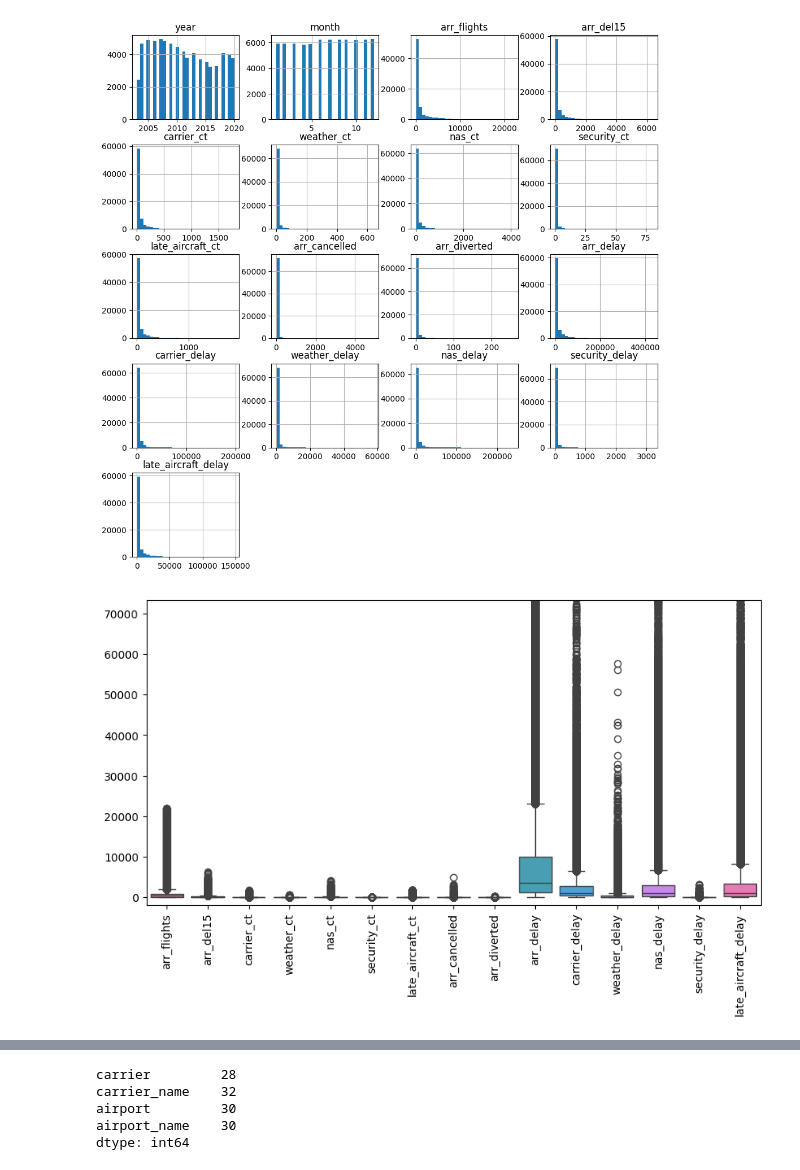
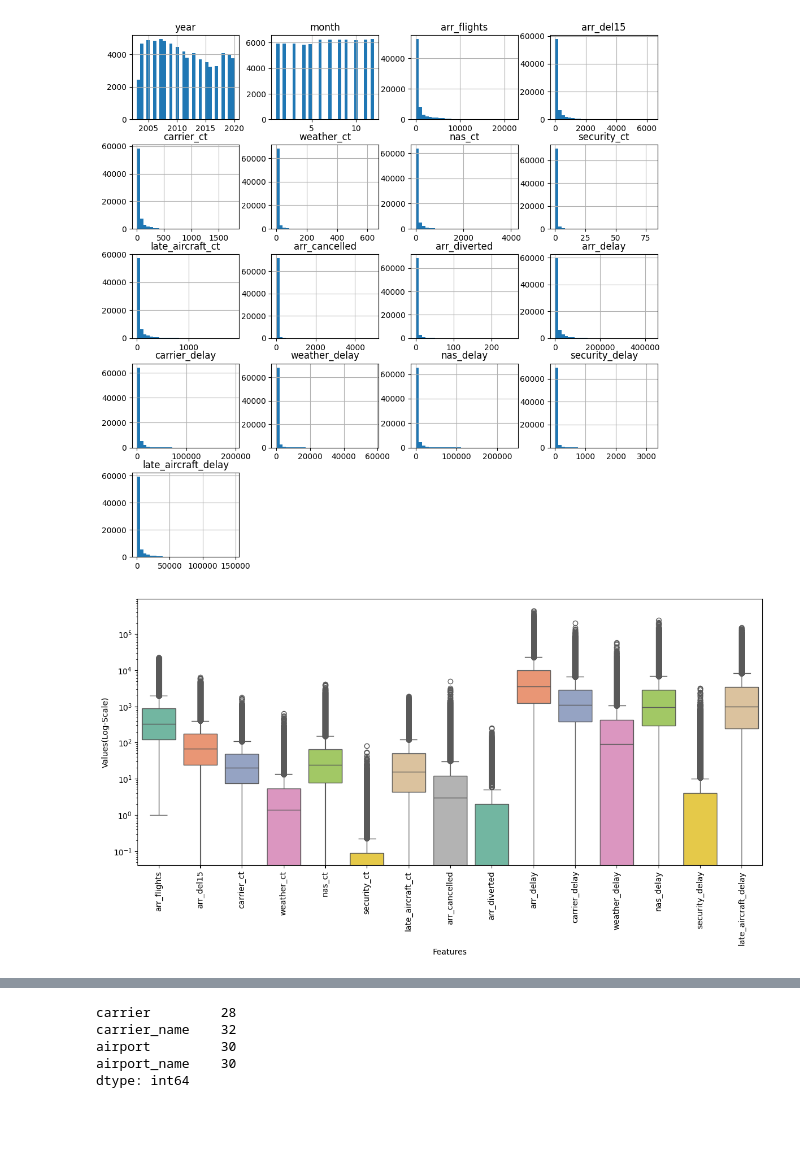
Before and after one commit to shayari21/Flight-Delay-Analysis, a Jupyter notebook: Data_Analysis.ipynb, the cells around one changed output, grey strips where cells are left out. Drawn from its saved outputs; the diff is of its cells as text; code cells hidden in the pictures; blank space fills up the shorter version.

Commit message:
added feature cleanup visualisation

```diff
--- a/Data_Analysis.ipynb
+++ b/Data_Analysis.ipynb
@@ -210,10 +238,12 @@ plt.show()
 # %% [output]
 [figure]
 # %%
-plt.figure(figsize=(10, 5))
-sns.boxplot(data=flight_data_df.select_dtypes(include=['float64']))
-plt.ylim(-2000, 73211)
+plt.figure(figsize=(14, 6))
+sns.boxplot(data=flight_data_df.select_dtypes(include=['float64']),palette="Set2", showfliers=True)
 plt.xticks(rotation=90)
+plt.yscale("log")
+plt.ylabel("Values(Log-Scale)")
+plt.xlabel("Features")
 plt.show()
 # %% [output]
-[figure, old version]
+[figure, new version]
```
Also changed, not shown: parts of 7 cells of this notebook.
